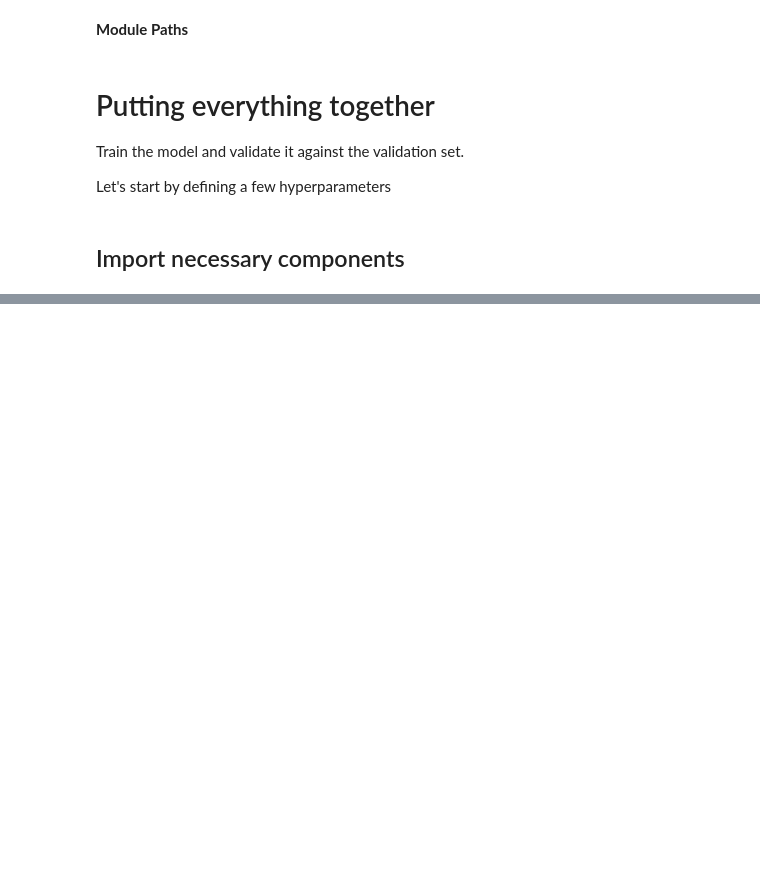
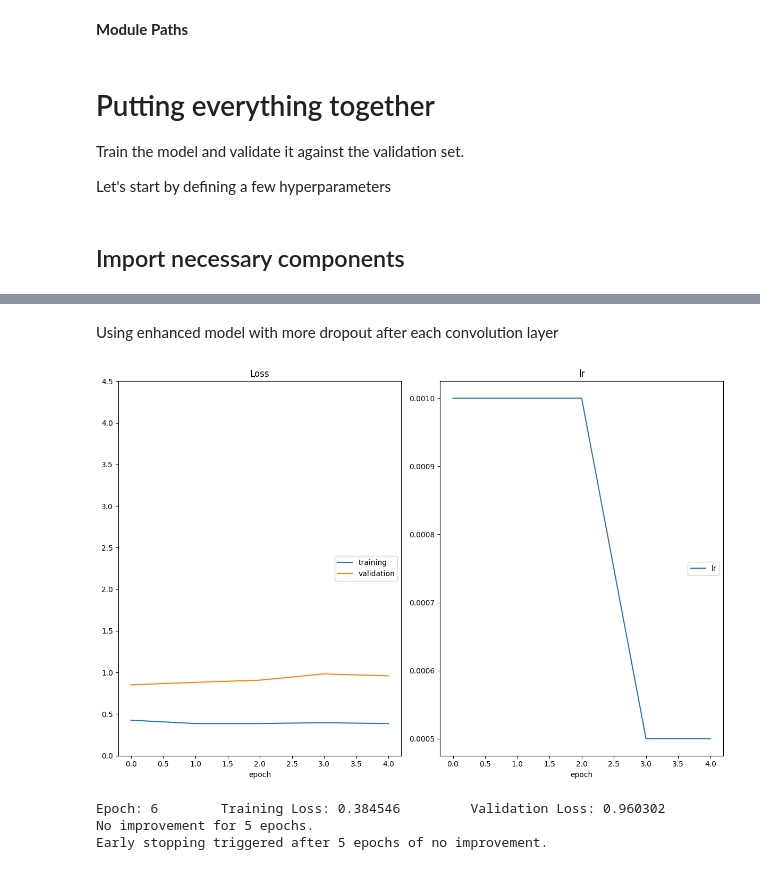
Before and after one commit to regokan/deep-vision-lab, a Jupyter notebook: cnn/landmark_classification/cnn_from_scratch.ipynb, the cells around one changed output, grey strips where cells are left out. Drawn from its saved outputs; the diff is of its cells as text; code cells hidden in the pictures; blank space fills up the shorter version.

```diff
--- a/cnn/landmark_classification/cnn_from_scratch.ipynb
+++ b/cnn/landmark_classification/cnn_from_scratch.ipynb
@@ -74,0 +126,16 @@ one_epoch_test(data_loaders["test"], model, loss)
+# %%
+model = MyModel(num_classes=num_classes, dropout=dropout)
+
+# Load the weights from the checkpoint
+model.load_state_dict(
+    torch.load("checkpoints/best_val_loss_updated.pt", weights_only=True)
+)
+
+# device
+from utils.device import get_device
+
+device = get_device()
+model = model.to(device)
+
+# Run test
+one_epoch_test(data_loaders["test"], model, loss)
@@ -74,0 +146,40 @@ one_epoch_test(data_loaders["test"], model, loss)
+# %% [markdown]
+Using enhanced model with more dropout after each convolution layer
+# %%
+from cnn.landmark_classification.src.model import MyEnhancedModel
+
+# Define updated hyperparameters
+learning_rate = 0.001  # Lower learning rate for fine-tuning
+weight_decay = 0.05  # Higher regularization
+
+
+# Initialize the new model, optimizer, and training configuration
+model = MyEnhancedModel(num_classes=num_classes, dropout=new_dropout)
+model.load_state_dict(
+    torch.load("checkpoints/best_val_loss_updated.pt", weights_only=True)
+)  # Load previous weights
+model.to(device)
+
+optimizer = get_optimizer(
+    model,
+    optimizer=opt,
+    learning_rate=learning_rate,
+    weight_decay=weight_decay,
+    momentum=momentum,
+)
+
+# Train with updated configuration
+optimize(
+    data_loaders,
+    model,
+    optimizer,
+    loss,
+    n_epochs=num_epochs,
+    save_path="checkpoints/best_val_loss_updated.pt",
+    interactive_tracking=True,
+)
+# %% [output]
+[figure, added]
+Epoch: 6        Training Loss: 0.384546         Validation Loss: 0.960302
+No improvement for 5 epochs.
+Early stopping triggered after 5 epochs of no improvement.
```
Also changed, not shown: parts of 12 cells of this notebook.
